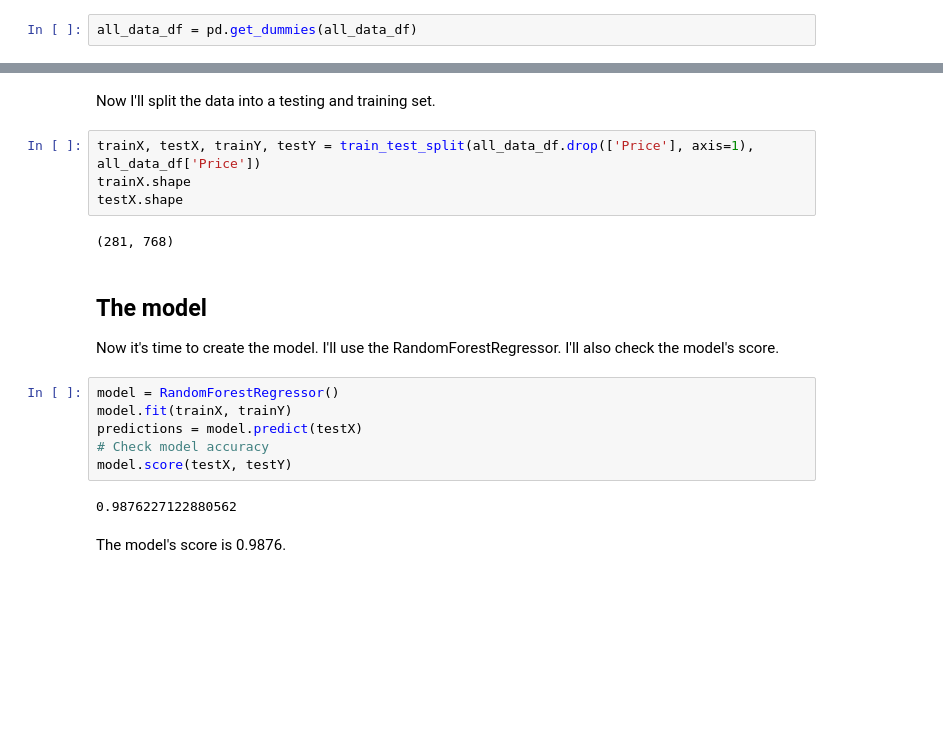
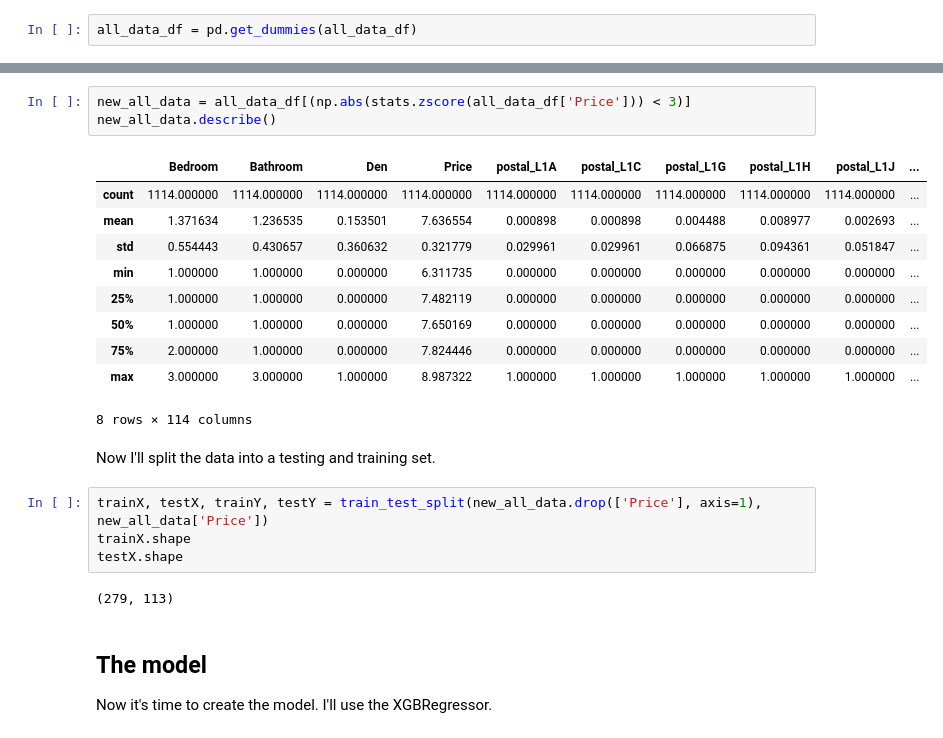
Before and after one commit to warrenchu/Predicting_Rent_in_Toronto, a Jupyter notebook: main.ipynb, the cells around one changed output, grey strips where cells are left out. Drawn from its saved outputs; the diff is of its cells as text; blank space fills up the shorter version.

```diff
--- a/main.ipynb
+++ b/main.ipynb
@@ -80,21 +111,25 @@ all_data_df = pd.get_dummies(all_data_df)
+# %%
+new_all_data = all_data_df[(np.abs(stats.zscore(all_data_df['Price'])) < 3)]
+new_all_data.describe()
+# %% [output]
+|  | Bedroom | Bathroom | Den | Price | postal_L1A | postal_L1C | postal_L1G | postal_L1H | postal_L1J | ... |
+| count | 1114.000000 | 1114.000000 | 1114.000000 | 1114.000000 | 1114.000000 | 1114.000000 | 1114.000000 | 1114.000000 | 1114.000000 | ... |
+| mean | 1.371634 | 1.236535 | 0.153501 | 7.636554 | 0.000898 | 0.000898 | 0.004488 | 0.008977 | 0.002693 | ... |
+| std | 0.554443 | 0.430657 | 0.360632 | 0.321779 | 0.029961 | 0.029961 | 0.066875 | 0.094361 | 0.051847 | ... |
+| min | 1.000000 | 1.000000 | 0.000000 | 6.311735 | 0.000000 | 0.000000 | 0.000000 | 0.000000 | 0.000000 | ... |
+| 25% | 1.000000 | 1.000000 | 0.000000 | 7.482119 | 0.000000 | 0.000000 | 0.000000 | 0.000000 | 0.000000 | ... |
+| 50% | 1.000000 | 1.000000 | 0.000000 | 7.650169 | 0.000000 | 0.000000 | 0.000000 | 0.000000 | 0.000000 | ... |
+| 75% | 2.000000 | 1.000000 | 0.000000 | 7.824446 | 0.000000 | 0.000000 | 0.000000 | 0.000000 | 0.000000 | ... |
+| max | 3.000000 | 3.000000 | 1.000000 | 8.987322 | 1.000000 | 1.000000 | 1.000000 | 1.000000 | 1.000000 | ... |
+8 rows × 114 columns
 # %% [markdown]
 Now I'll split the data into a testing and training set.
 # %%
-trainX, testX, trainY, testY = train_test_split(all_data_df.drop(['Price'], axis=1), all_data_df['Price'])
+trainX, testX, trainY, testY = train_test_split(new_all_data.drop(['Price'], axis=1), new_all_data['Price'])
 trainX.shape
 testX.shape
 # %% [output]
-(281, 768)
+(279, 113)
 # %% [markdown]
 ## The model
-Now it's time to create the model. I'll use the RandomForestRegressor. I'll also check the model's score.
+Now it's time to create the model. I'll use the XGBRegressor.
-# %%
-model = RandomForestRegressor()
-model.fit(trainX, trainY)
-predictions = model.predict(testX)
-# Check model accuracy
-model.score(testX, testY)
-# %% [output]
-0.9876227122880562
-# %% [markdown]
-The model's score is 0.9876.
```
Also changed, not shown: parts of 7 cells of this notebook, 1 other file.
